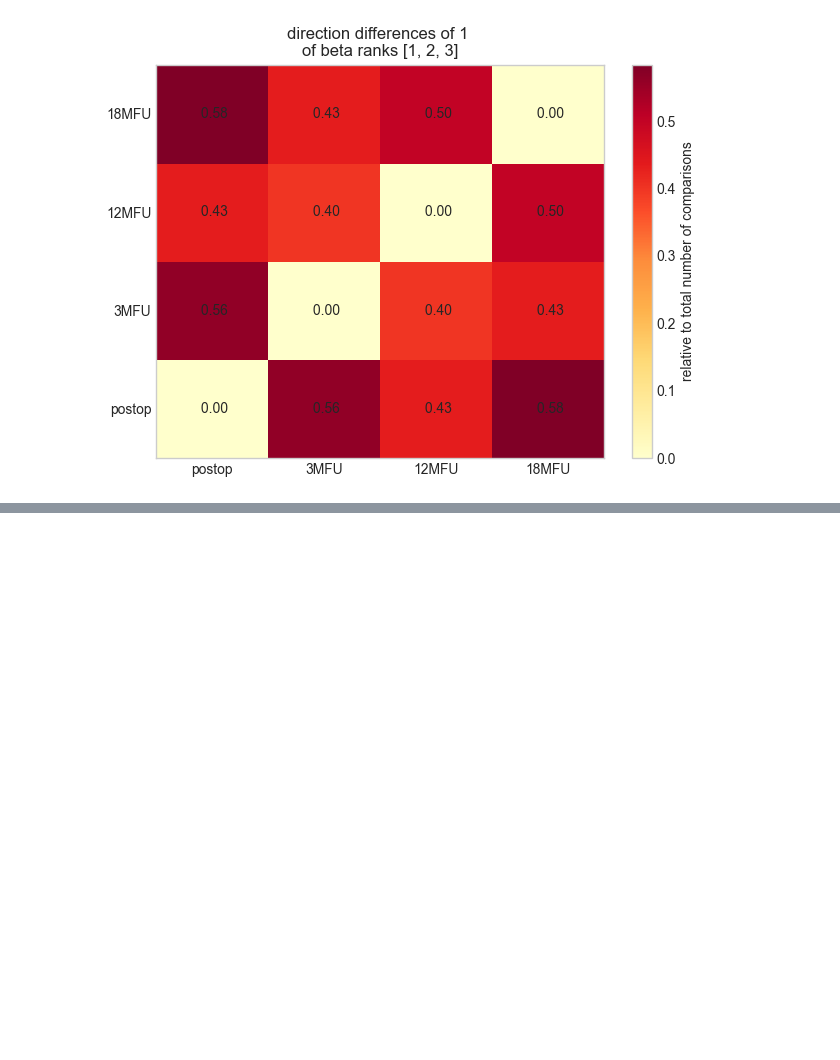
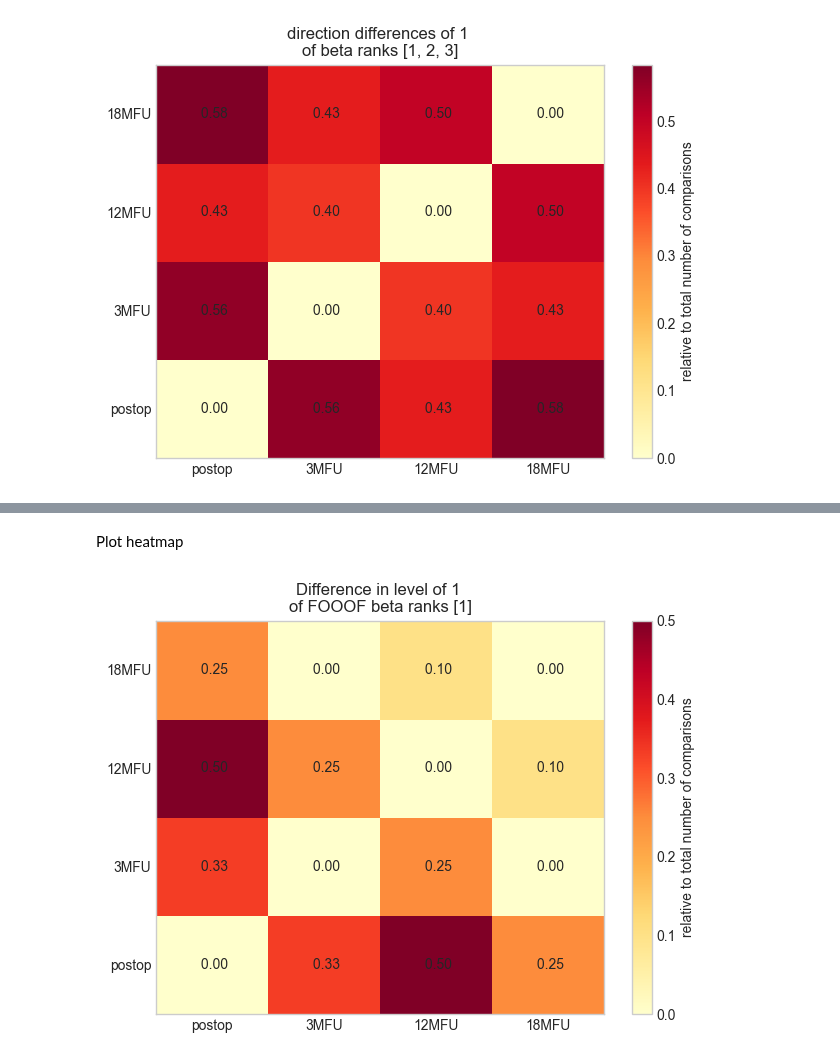
Before and after one commit to JKBehnke/BetaSenSightLongterm, a Jupyter notebook: notebooks/bssu_spatial_distribution.ipynb, the cells around one changed output, grey strips where cells are left out. Drawn from its saved outputs; the diff is of its cells as text; code cells hidden in the pictures; blank space fills up the shorter version.

Commit message:
fooof mono psd differences in level and direction

```diff
--- a/notebooks/bssu_spatial_distribution.ipynb
+++ b/notebooks/bssu_spatial_distribution.ipynb
@@ -1368,0 +1385,11 @@ ranks_included: ranks allowed = [1, 2, 3, 4, 5, 6].
+# %% [markdown]
+Plot heatmap
+# %%
+fooof_difference_heatmap = groupMonopol.fooof_mono_rank_difference_heatmap(
+    fooof_spectrum="periodic_spectrum",
+    level_or_direction="level",
+    difference_to_plot="1",
+    ranks_included=[1]
+)
+# %% [output]
+[figure, added]
```
Also changed, not shown: parts of 4 cells of this notebook, 3 other files.
